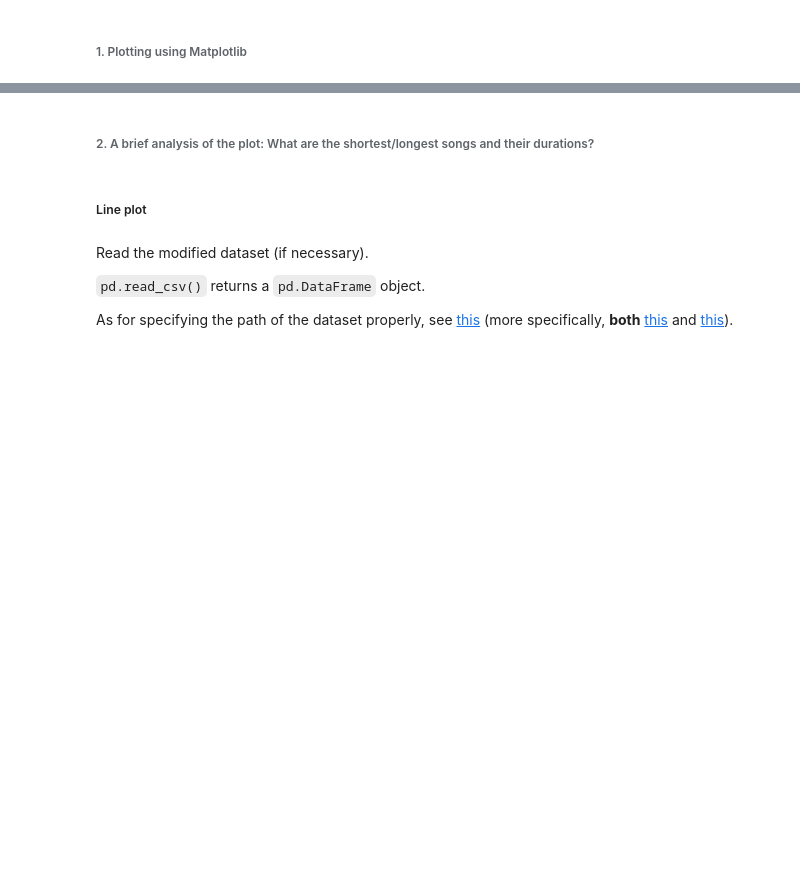
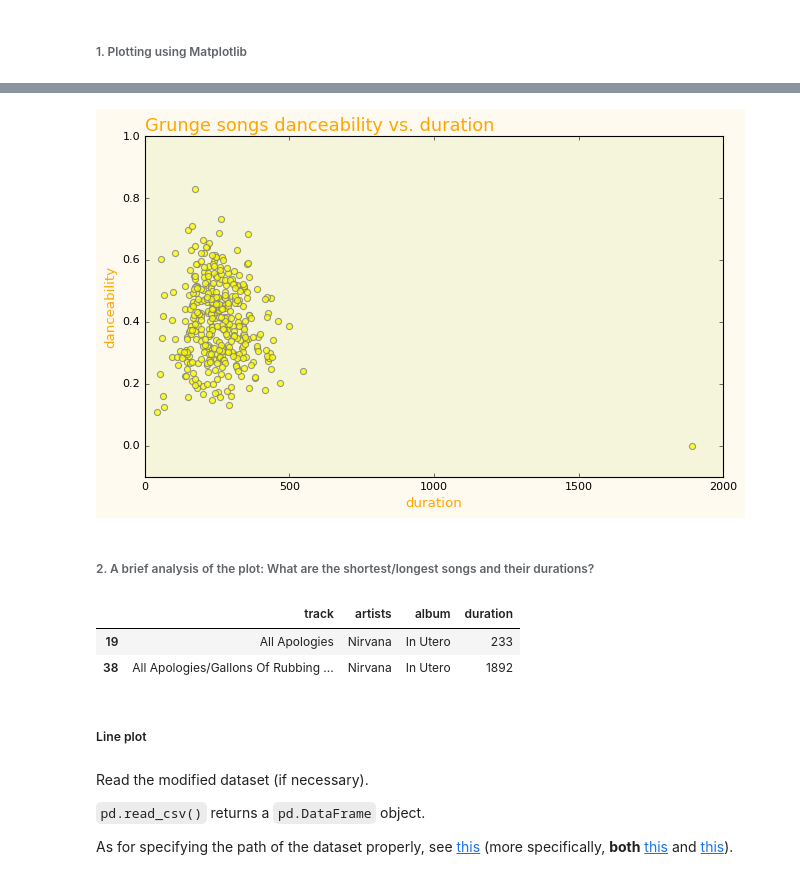
Before and after one commit to programiranje3/p3-2024, a Jupyter notebook: notebooks/eda.ipynb, the cells around one changed output, grey strips where cells are left out. Cells and saved outputs as stored; diff of their text form; code cells hidden in the pictures; blank space fills up the shorter version.

```diff
--- a/notebooks/eda.ipynb
+++ b/notebooks/eda.ipynb
@@ -504,3 +946,32 @@ Examples of some parameters in `ax.scatter()`: `color='steelblue'`, `linewidth=1
+# %%
+# Elaborated version, using plt.subplots()
+
+fig, ax = plt.subplots(nrows=1, ncols=1, layout='constrained', facecolor='floralwhite', figsize=(8, 5))
+
+# Plot the data on the Axes
+
+ax.scatter(x=songs.duration, y=songs.danceability, color='yellow', edgecolors='grey', s=30, alpha=0.8)
+
+# Set the Axes title, background color (face color), labels (incl. font sizes) and limits
+
+ax.set_title('Grunge songs danceability vs. duration', fontsize=16, loc='left', color='orange')
+ax.set_facecolor('beige')
+ax.set_xlabel('duration', fontsize=12, color='orange')
+ax.set_ylabel('danceability', fontsize=12, color='orange')
+ax.set_xlim(0, 2000)
+ax.set_ylim(-0.1, 1)
+
+# Set the tick parameters<br>
+
+ax.ticklabel_format(useOffset=False)
+ax.tick_params(axis='x', labelsize=10)
+ax.tick_params(axis='y', labelsize=10)
+
+# Display the plot<br>
+
+plt.show()
+# %% [output]
+[figure, added]
 # %% [markdown]
 ###### 2. A brief analysis of the plot: What are the shortest/longest songs and their durations?
 # %%
@@ -510,6 +981,12 @@ Examples of some parameters in `ax.scatter()`: `color='steelblue'`, `linewidth=1
 # display(<pd.df>[<pd.df>['column'] <= <value>]['column 1  to to display', 'column 2 to display',...])   # select multiple columns
 
 # Try this also with .loc[], as well as with .iloc[], with an explicitly set index and with .index
+songs.loc[songs.duration > 1500, ['track', 'artists', 'album', 'duration']]
+songs.loc[songs.track.str.startswith('All Apologies'), ['track', 'artists', 'album', 'duration']]
+# %% [output]
+|  | track | artists | album | duration |
+| 19 | All Apologies | Nirvana | In Utero | 233 |
+| 38 | All Apologies/Gallons Of Rubbing ... | Nirvana | In Utero | 1892 |
 # %% [markdown]
 ##### Line plot
 # %% [markdown]
```
Also changed, not shown: parts of 108 cells of this notebook, 2 other files.
